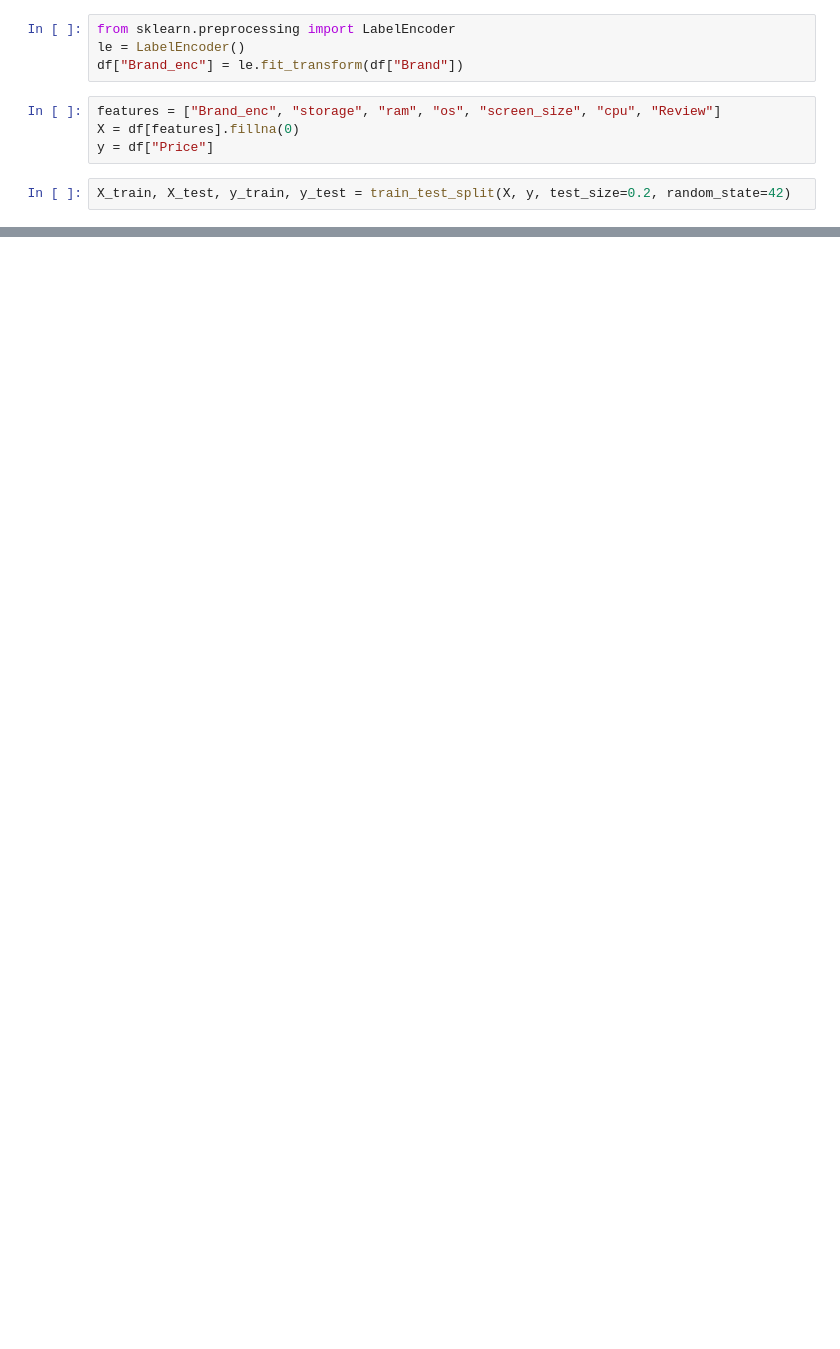
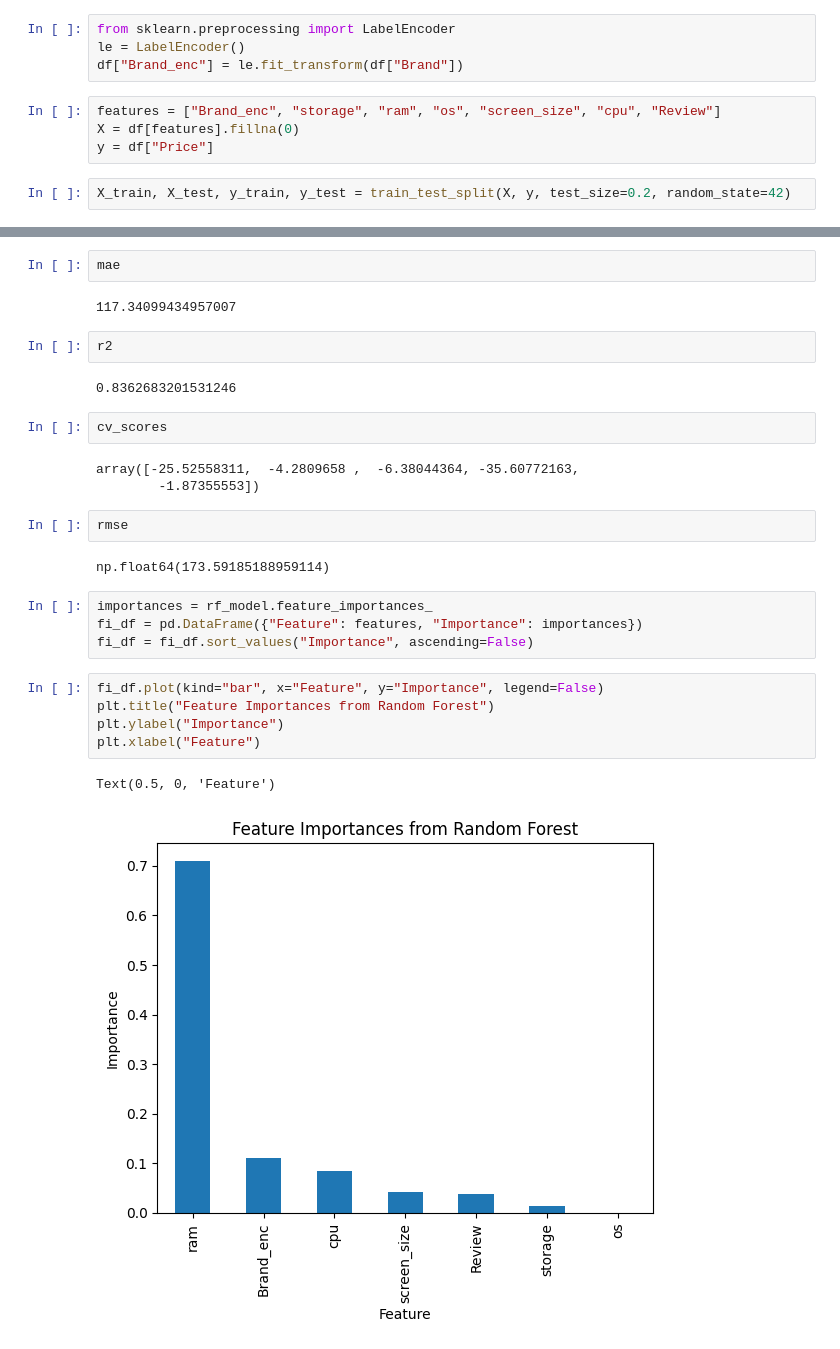
Before and after one commit to ShivendraSahu22/PROJECTS, a Jupyter notebook: MACHINE LEARNING/PROJECT ML/LAPTOP PRICE PREDICTION/laptop-p-p.ipynb, the cells around one changed output, grey strips where cells are left out. Drawn from its saved outputs; the diff is of its cells as text; blank space fills up the shorter version.

```diff
--- a/MACHINE LEARNING/PROJECT ML/LAPTOP PRICE PREDICTION/laptop-p-p.ipynb
+++ b/MACHINE LEARNING/PROJECT ML/LAPTOP PRICE PREDICTION/laptop-p-p.ipynb
@@ -149,0 +145,29 @@ NameError: name 'y_preds' is not defined
+# %%
+mae
+# %% [output]
+117.34099434957007
+# %%
+r2
+# %% [output]
+0.8362683201531246
+# %%
+cv_scores
+# %% [output]
+array([-25.52558311,  -4.2809658 ,  -6.38044364, -35.60772163,
+        -1.87355553])
+# %%
+rmse
+# %% [output]
+np.float64(173.59185188959114)
+# %%
+importances = rf_model.feature_importances_
+fi_df = pd.DataFrame({"Feature": features, "Importance": importances})
+fi_df = fi_df.sort_values("Importance", ascending=False)
+# %%
+fi_df.plot(kind="bar", x="Feature", y="Importance", legend=False)
+plt.title("Feature Importances from Random Forest")
+plt.ylabel("Importance")
+plt.xlabel("Feature")
+# %% [output]
+Text(0.5, 0, 'Feature')
+[figure, added]
```
Also changed, not shown: parts of 10 cells of this notebook.
